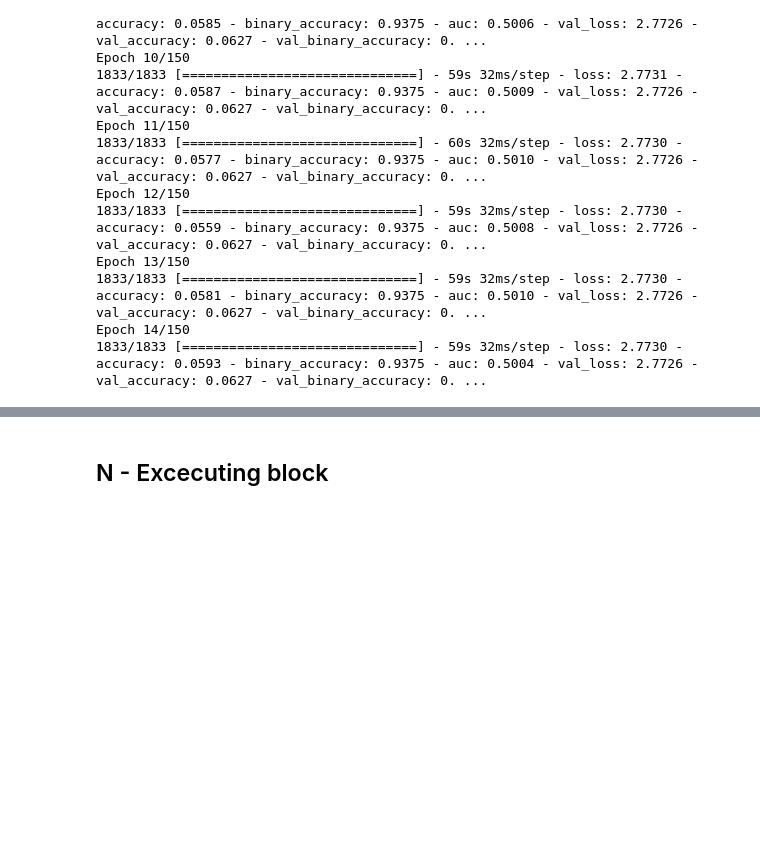
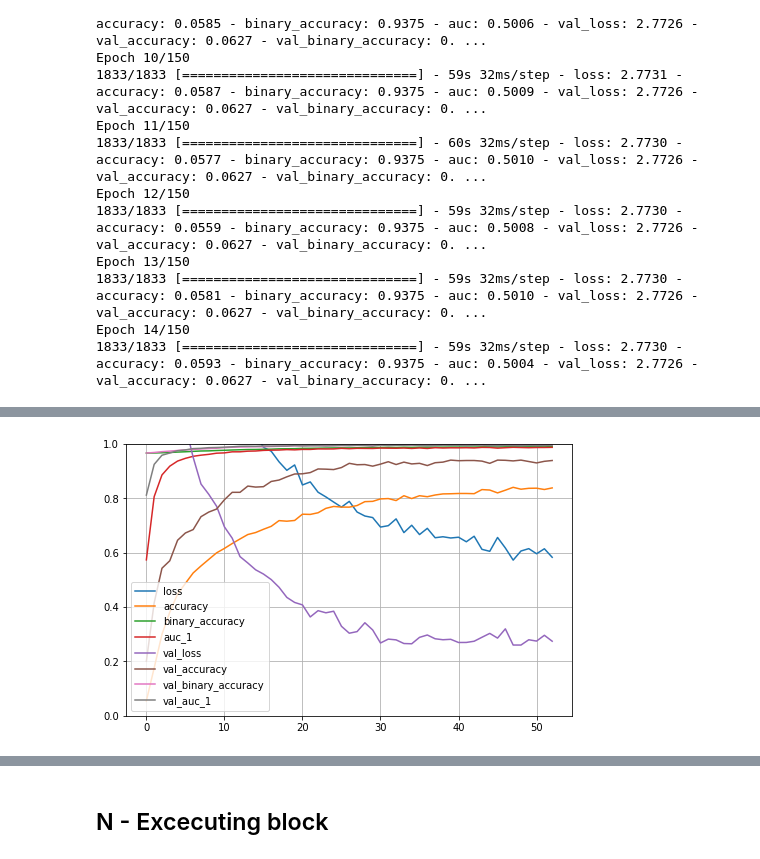
Before and after one commit to joseangeldelangel10/implementation_of_a_deep_learning_model, a Jupyter notebook: M_de_Retroalimentacion_DL.ipynb, the cells around one changed output, grey strips where cells are left out. Saved outputs shown, nothing was run; the diff lists cells and outputs as text; code cells hidden in the pictures; blank space fills up the shorter version.

```diff
--- a/M_de_Retroalimentacion_DL.ipynb
+++ b/M_de_Retroalimentacion_DL.ipynb
@@ -1323,0 +1774,12 @@ Epoch 14/150
+# %%
+model.compile(optimizer=Adam(learning_rate=0.001,beta_1=0.9, beta_2=0.999),
+              loss='categorical_crossentropy',
+              metrics=[ 'accuracy', BinaryAccuracy(), AUC(), ])
+# %%
+img_size=(45,45)
+print("for train data: ")
+train_dataset = image_dataset_from_directory( train_dir , image_size=img_size, batch_size=10, label_mode = "categorical" )
+print("for validation data: ")
+validation_dataset = image_dataset_from_directory( validation_dir , image_size=img_size, batch_size=10, label_mode = "categorical" )
+print("for test data: ")
+test_dataset = image_dataset_from_directory( test_dir , image_size=img_size, batch_size=10, label_mode = "categorical" )
@@ -1323,0 +1793,14 @@ Epoch 14/150
+# %%
+callbacks = [
+    ModelCheckpoint(
+        filepath= os.path.join( models_path, "math_symbols_cnn_model" ),
+        save_best_only=True,
+        monitor="val_loss"),
+    EarlyStopping(monitor='accuracy', patience=5)
+]
+# %%
+history = model.fit(
+    train_dataset,
+    epochs=80,
+    validation_data=validation_dataset,
+    callbacks=callbacks)
@@ -1323,0 +1826,7 @@ Epoch 14/150
+# %%
+pd.DataFrame(history.history).plot(figsize=(8, 5))
+plt.grid(True)
+plt.gca().set_ylim(0, 1) # set the vertical range to [0-1]
+plt.show()
+# %% [output]
+[figure, added]
```
Also changed, not shown: parts of 65 cells of this notebook, 15 other files.
